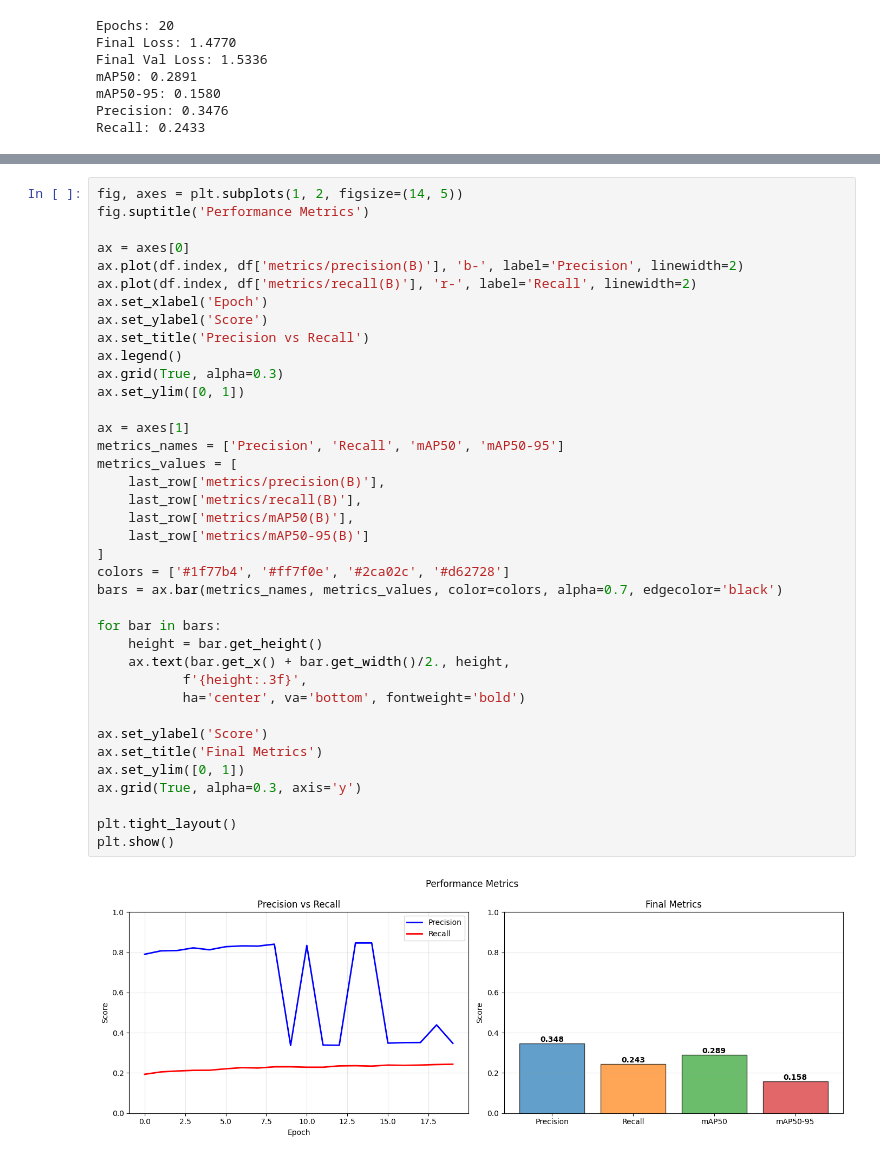
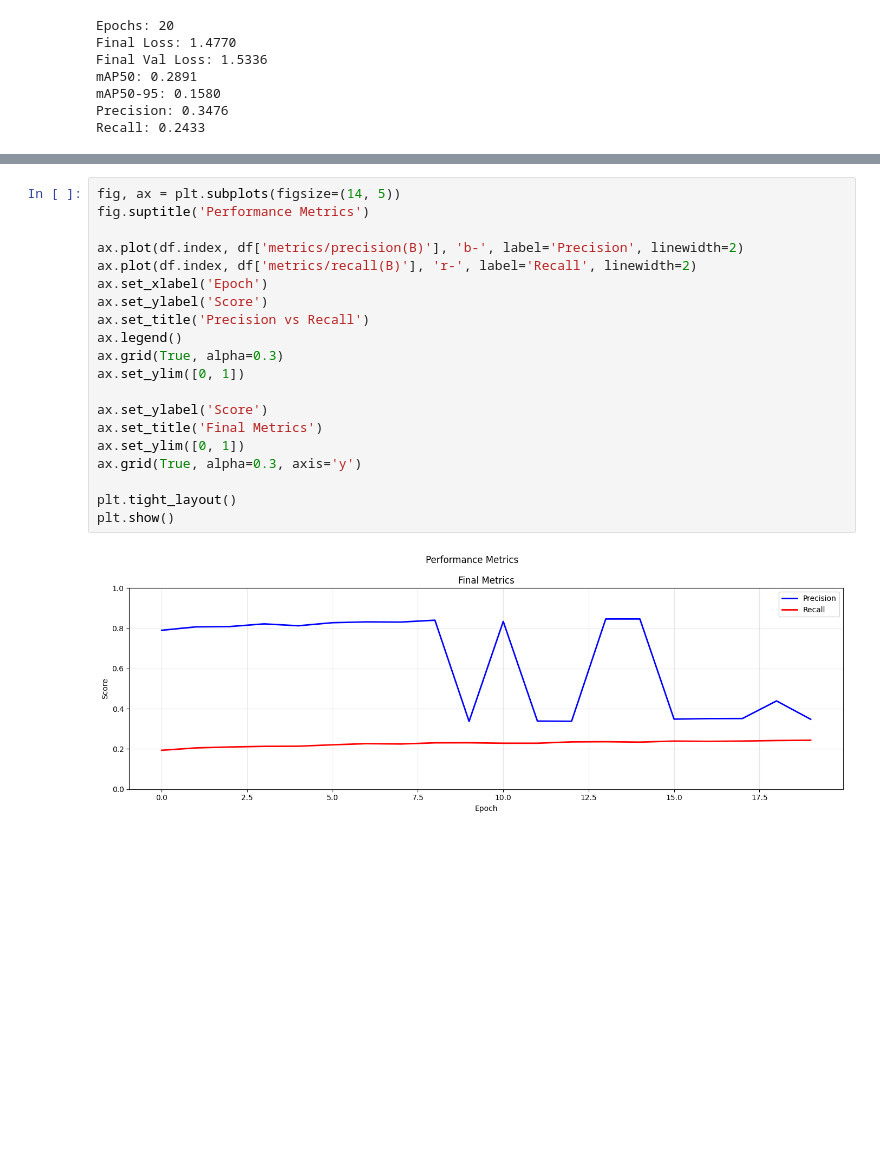
Before and after one commit to Musab-Hassan/model-comparisons, a Jupyter notebook: model.ipynb, the cells around one changed output, grey strips where cells are left out. Cells and saved outputs as stored; diff of their text form; blank space fills up the shorter version.

```diff
--- a/model.ipynb
+++ b/model.ipynb
@@ -212,45 +214,27 @@ plt.show()
 # %% [output]
 [figure]
 # %%
-fig, axes = plt.subplots(1, 2, figsize=(14, 5))
+fig, ax = plt.subplots(figsize=(14, 5))
 fig.suptitle('Performance Metrics')
 
-ax = axes[0]
 ax.plot(df.index, df['metrics/precision(B)'], 'b-', label='Precision', linewidth=2)
 ax.plot(df.index, df['metrics/recall(B)'], 'r-', label='Recall', linewidth=2)
 ax.set_xlabel('Epoch')
 ax.set_ylabel('Score')
 ax.set_title('Precision vs Recall')
 ax.legend()
 ax.grid(True, alpha=0.3)
 ax.set_ylim([0, 1])
 
-ax = axes[1]
-metrics_names = ['Precision', 'Recall', 'mAP50', 'mAP50-95']
-metrics_values = [
-    last_row['metrics/precision(B)'],
-    last_row['metrics/recall(B)'],
-    last_row['metrics/mAP50(B)'],
-    last_row['metrics/mAP50-95(B)']
-]
-colors = ['#1f77b4', '#ff7f0e', '#2ca02c', '#d62728']
-bars = ax.bar(metrics_names, metrics_values, color=colors, alpha=0.7, edgecolor='black')
-
-for bar in bars:
-    height = bar.get_height()
-    ax.text(bar.get_x() + bar.get_width()/2., height,
-           f'{height:.3f}',
-           ha='center', va='bottom', fontweight='bold')
-
 ax.set_ylabel('Score')
 ax.set_title('Final Metrics')
 ax.set_ylim([0, 1])
 ax.grid(True, alpha=0.3, axis='y')
 
 plt.tight_layout()
 plt.show()
 # %% [output]
-[figure, old version]
+[figure, new version]
 # %%
 best_model_path = results_path / "weights" / "best.pt"
 best_model = YOLO(str(best_model_path))
```
Also changed, not shown: parts of 7 cells of this notebook.
